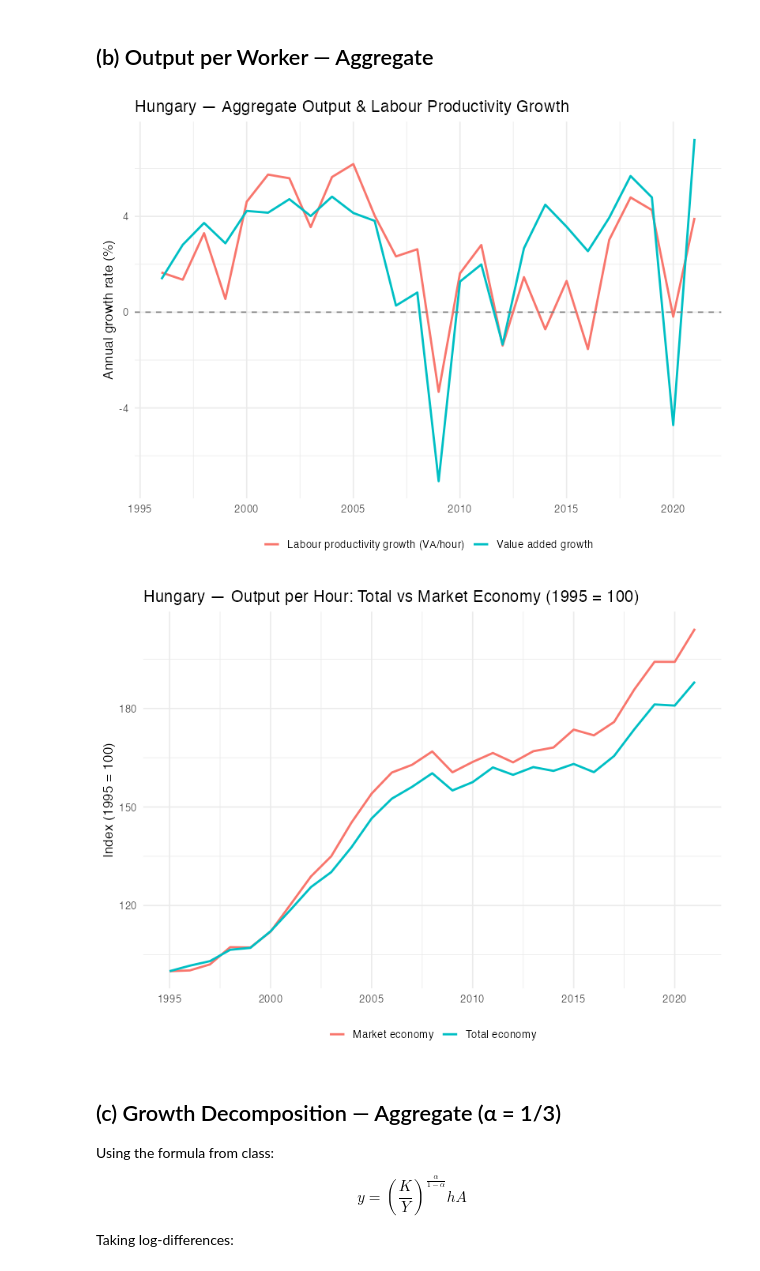
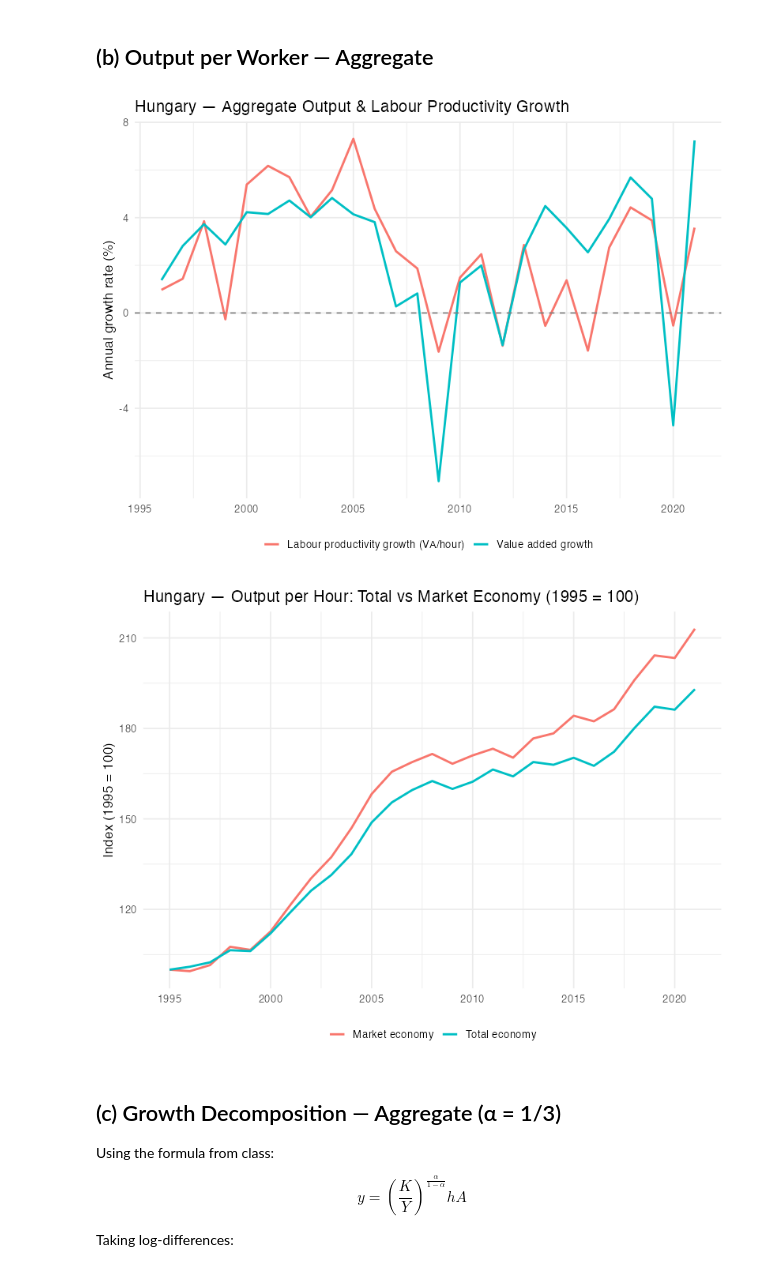
Before and after one commit to kaif1808/imHungary, a Jupyter notebook: hungary_growth_accounting-2.ipynb, the cells around one changed output. Drawn from its saved outputs; the diff is of its cells as text; code cells hidden in the pictures.

```diff
--- a/hungary_growth_accounting-2.ipynb
+++ b/hungary_growth_accounting-2.ipynb
@@ -13,7 +13,7 @@ library(data.table)
 # ── Helper: read an Excel sheet from the national / capital accounts ──────────
 # All Excel sheets are in wide format: one row per sector, columns = years.
 # This helper pivots them to long format.
-read_euklems_sheet <- function(path, sheet) {
+read_euklems_sheet <- function(path, sheet)
   read_excel(path, sheet = sheet) |>
     select(-any_of(c("var", "geo_code", "geo_name"))) |>
     pivot_longer(
@@ -22,17 +22,18 @@ read_euklems_sheet <- function(path, sheet) {
       values_to = sheet
     ) |>
     mutate(year = as.integer(year))
-}
+
 
 # ── National accounts ─────────────────────────────────────────────────────────
 na_path  <- "Data/HU_national_accounts.xlsx"
 cap_path <- "Data/HU_capital_accounts.xlsx"
 
-va_q   <- read_euklems_sheet(na_path, "VA_Q")      # real value added (volume index)
+va_q   <- read_euklems_sheet(na_path, "VA_Q")      # real value added (volume index, base year = 100)
 va_cp  <- read_euklems_sheet(na_path, "VA_CP")      # nominal value added
 comp   <- read_euklems_sheet(na_path, "COMP")        # compensation of employees
-h_emp  <- read_euklems_sheet(na_path, "H_EMP")       # total hours worked (employees)
-emp    <- read_euklems_sheet(na_path, "EMP")          # persons employed
+h_emp  <- read_euklems_sheet(na_path, "H_EMP")       # hours worked by employees only
+empe   <- read_euklems_sheet(na_path, "EMPE")         # number of employees
+emp    <- read_euklems_sheet(na_path, "EMP")          # total persons engaged (employees + self-employed)
 kq     <- read_euklems_sheet(cap_path, "Kq_GFCF")    # real capital stock (quality-adjusted)
 
 # Merge into a single long panel
@@ -40,8 +41,14 @@ panel <- va_q |>
   left_join(va_cp, by = c("nace_r2_code", "nace_r2_name", "year")) |>
   left_join(comp,  by = c("nace_r2_code", "nace_r2_name", "year")) |>
   left_join(h_emp, by = c("nace_r2_code", "nace_r2_name", "year")) |>
+  left_join(empe,  by = c("nace_r2_code", "nace_r2_name", "year")) |>
   left_join(emp,   by = c("nace_r2_code", "nace_r2_name", "year")) |>
-  left_join(kq,    by = c("nace_r2_code", "nace_r2_name", "year"))
+  left_join(kq,    by = c("nace_r2_code", "nace_r2_name", "year")) |>
+  # FIX 1 — Labour input: impute total hours worked by ALL persons engaged.
+  # Self-employed are assumed to work the same average hours as employees:
+  #   avg_hrs_per_employee = H_EMP / EMPE
+  #   total_hours          = avg_hrs_per_employee * EMP  =  H_EMP * (EMP / EMPE)
+  mutate(total_hours = H_EMP * (EMP / EMPE))
 
 # ── Growth accounts CSV (for LP1 pre-computed variables where available) ──────
 #ga_raw <- read_csv(
@@ -72,41 +113,56 @@ panel_tot   <- panel |> filter(nace_r2_code == "TOT")
 
 ## (b) Output per Worker — Aggregate
 # %%
-# Compute output per worker (real VA / total hours) and its growth rate
+# FIX 2 — Index division: convert VA_Q volume index to constant-price levels
+# before dividing by hours.  VA_Q is a chain-linked index (base year = 100), so:
+#   VA_real = (VA_Q / 100) * VA_CP_baseyear
+# This yields output per hour in constant currency (economically meaningful).
 agg <- panel_tot |>
   arrange(year) |>
   mutate(
-    y_per_hour = VA_Q / H_EMP,
+    # Anchor to base-year nominal VA (first non-NA year, typically 1995)
+    base_va    = VA_CP[year == min(year[!is.na(VA_CP)])][1],
+    # Constant-price value added
+    VA_real    = (VA_Q / 100) * base_va,
+    # FIX 1 applied: denominator is total_hours (all persons engaged)
+    y_per_hour = VA_real / total_hours,
     g_y        = (log(y_per_hour) - log(lag(y_per_hour))) * 100,
-    g_va       = (log(VA_Q)       - log(lag(VA_Q)))       * 100
+    g_va       = (log(VA_real)    - log(lag(VA_real)))    * 100
   )
 
 agg |>
   filter(!is.na(g_y)) |>
   select(year, g_y, g_va) |>
   pivot_longer(-year, names_to = "series", values_to = "value") |>
   mutate(series = recode(series,
     g_y  = "Labour productivity growth (VA/hour)",
     g_va = "Value added growth"
   )) |>
   ggplot(aes(x = year, y = value, colour = series)) +
   geom_line(linewidth = 1) +
   geom_hline(yintercept = 0, linetype = "dashed", colour = "grey50") +
   labs(
     title = "Hungary — Aggregate Output & Labour Productivity Growth",
     x = NULL, y = "Annual growth rate (%)", colour = NULL
   ) +
   theme_minimal(base_size = 13) +
   theme(legend.position = "bottom")
 # %% [output]
-[figure, old version]
+[figure, new version]
 # %%
 # Total economy vs market economy (MARKT)
 panel_markt <- panel |> filter(nace_r2_code == "MARKT")
 
 bind_rows(
-  agg         |> mutate(economy = "Total economy",  y_per_hour = VA_Q / H_EMP),
-  panel_markt |> mutate(economy = "Market economy", y_per_hour = VA_Q / H_EMP)
+  # FIX 1+2 applied: agg already has VA_real/total_hours in y_per_hour
+  agg |> mutate(economy = "Total economy"),
+  panel_markt |>
+    mutate(
+      base_va    = VA_CP[year == min(year[!is.na(VA_CP)])][1],
+      VA_real    = (VA_Q / 100) * base_va,
+      y_per_hour = VA_real / total_hours,
+      economy    = "Market economy"
+    )
 ) |>
   group_by(economy) |>
   arrange(year) |>
@@ -121,7 +177,7 @@ bind_rows(
   theme_minimal(base_size = 13) +
   theme(legend.position = "bottom")
 # %% [output]
-[figure, old version]
+[figure, new version]
 # %% [markdown]
 
 ## (c) Growth Decomposition — Aggregate (α = 1/3)
```
Also changed, not shown: parts of 14 cells of this notebook, 36 other files.
